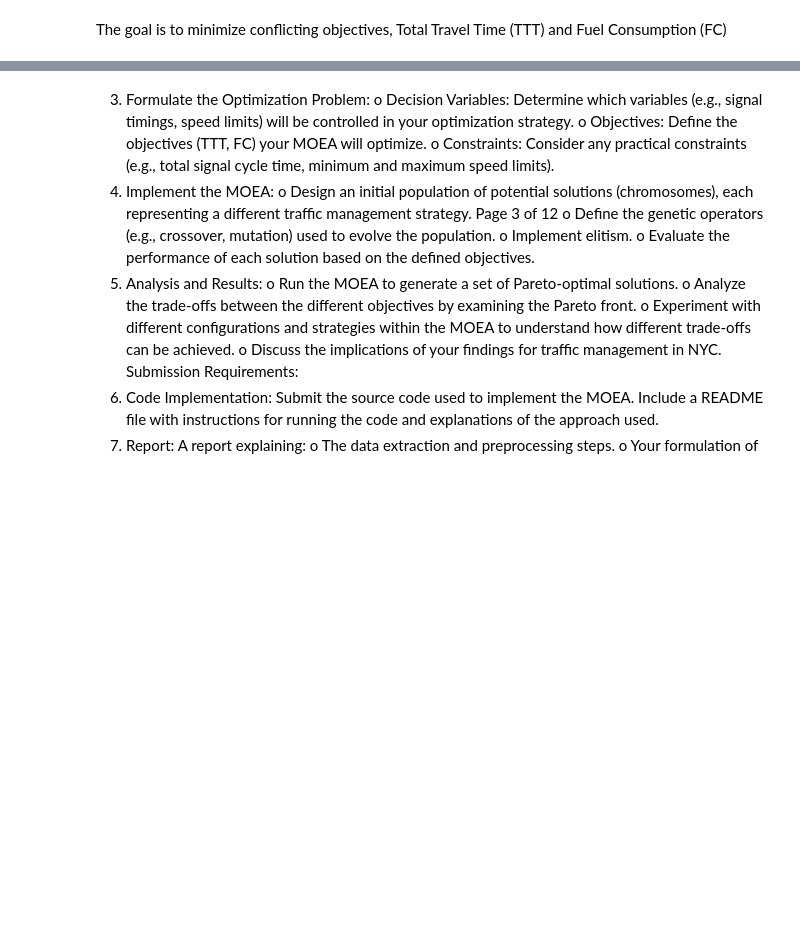
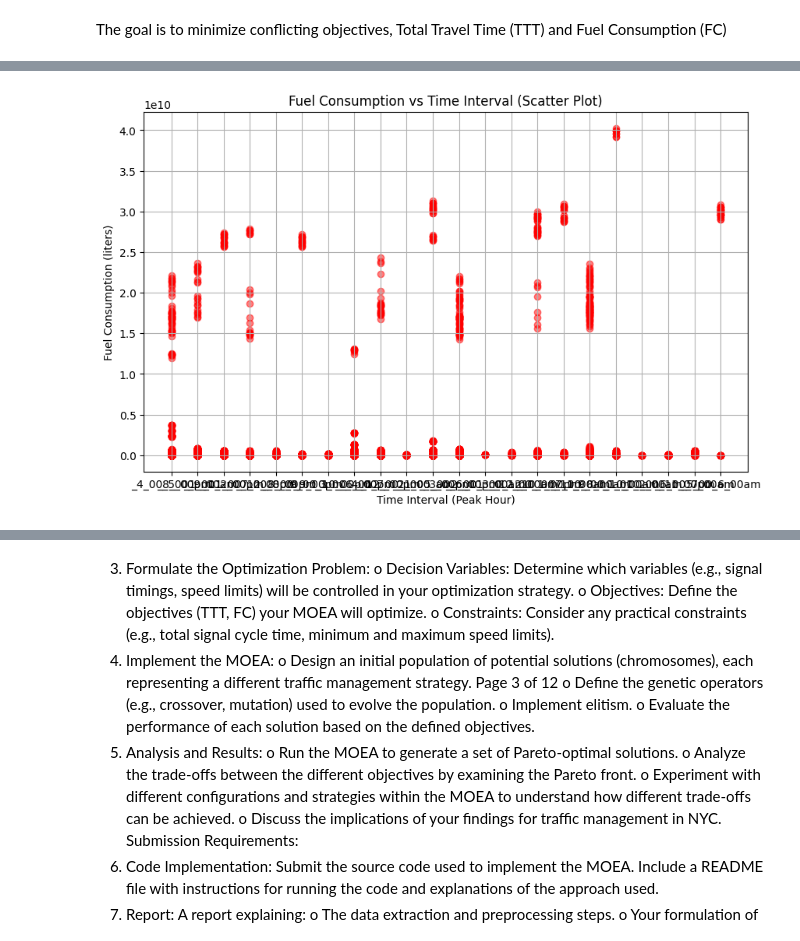
Before and after one commit to Harithelamin/ACIT4610-24H-G13, a Jupyter notebook: task-1.ipynb, the cells around one changed output, grey strips where cells are left out. Cells and saved outputs as stored; diff of their text form; code cells hidden in the pictures; blank space fills up the shorter version.

```diff
--- a/task-1.ipynb
+++ b/task-1.ipynb
@@ -500,0 +748,14 @@ def fuel_consumption(speed):
+# %%
+# Plotting fuel consumption for each time interval (using Scatter Plot)
+plt.figure(figsize=(10, 6))
+plt.scatter(Traffic_Volume_Count_data_for_selected_area['peak_hour'],
+            Traffic_Volume_Count_data_for_selected_area['Fuel_Consumption'],
+            color='red', alpha=0.5)
+
+plt.xlabel('Time Interval (Peak Hour)')
+plt.ylabel('Fuel Consumption (liters)')
+plt.title('Fuel Consumption vs Time Interval (Scatter Plot)')
+plt.grid(True)
+plt.show()
+# %% [output]
+[figure, added]
```
Also changed, not shown: parts of 24 cells of this notebook, 19 other files.
